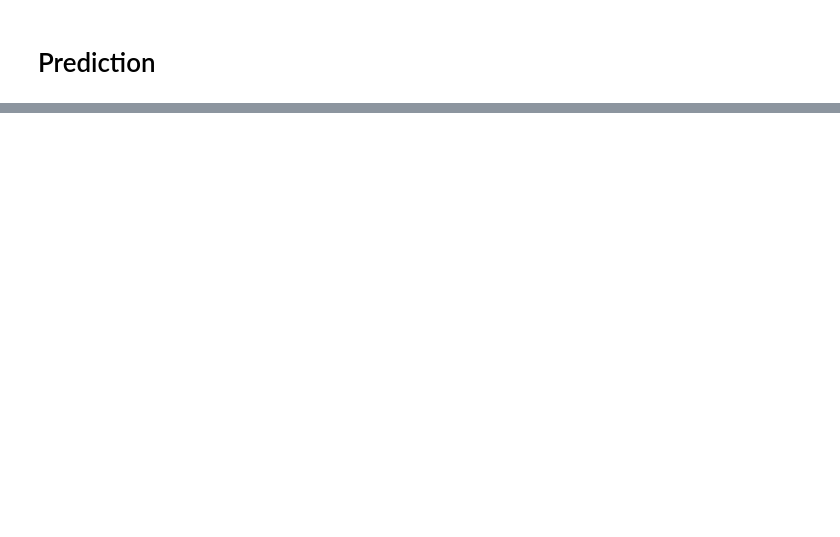
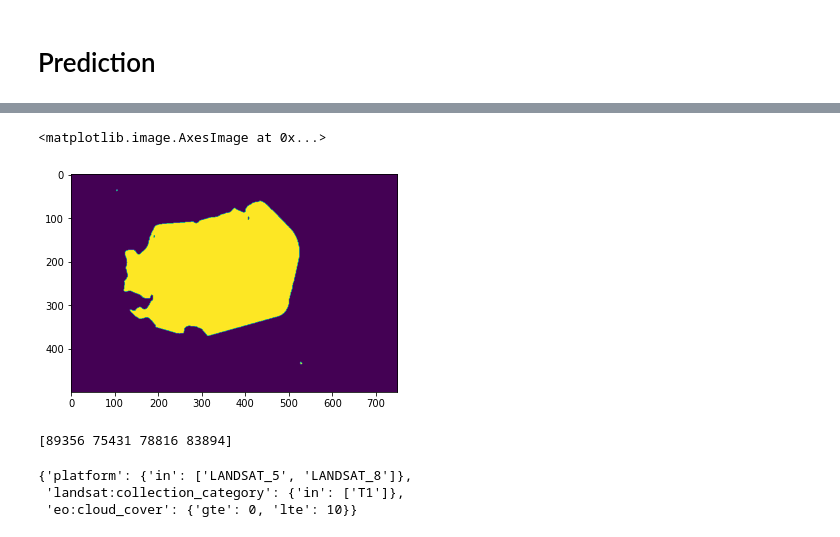
Before and after one commit to oxfordeo/oxeo-water, a Jupyter notebook: notebooks/all-to-stac.ipynb, the cells around one changed output, grey strips where cells are left out. Saved outputs shown, nothing was run; the diff lists cells and outputs as text; code cells hidden in the pictures; blank space fills up the shorter version.

```diff
--- a/notebooks/all-to-stac.ipynb
+++ b/notebooks/all-to-stac.ipynb
@@ -134,0 +161,19 @@ from oxeo.core.constants import BAND_PREDICTOR_ORDER
+# %%
+s2_predictor = DaskSegmentationPredictor(
+    ckpt_path="../data/semseg_epoch_012.ckpt",
+    fs=None,
+    bands=BAND_PREDICTOR_ORDER["sentinel-2"],
+)
+# %%
+preds, aoi = s2_predictor.predict_stac_aoi(
+    constellation="sentinel-2",
+    catalog=ELEMENT84_URL,
+    data_collection="sentinel-s2-l2a-cogs",
+    bbox=bbox,
+    time_interval=s1_s2_time_interval,
+    search_params={"query":{"eo:cloud_cover": {
+                                                              "gte": 0,
+                                                              "lte": 10
+                                                    },}},
+    resolution=10
+)
@@ -134,0 +182,32 @@ from oxeo.core.constants import BAND_PREDICTOR_ORDER
+# %%
+stack = stack_preds(preds)
+revisits, _, target_h, target_w = aoi.shape
+mask = reconstruct_image_from_patches(stack, revisits, target_h, target_w, patch_size=250)
+# %%
+#client =  Client(n_workers=4, threads_per_worker=1, memory_limit="16GB")
+
+mask_out = mask[:4, :, :].compute()
+plt.imshow(mask_out[0])
+# %% [output]
+<matplotlib.image.AxesImage at 0x...>
+[figure, added]
+# %%
+ts = reduce_to_timeseries(mask_out)
+ts_out = ts.compute()
+print(ts_out)
+# %% [output]
+[89356 75431 78816 83894]
+# %%
+LANDSAT_SEARCH_PARAMS["query"]  | {
+                                "platform": {
+                                  "in": ["LANDSAT_5", "LANDSAT_8"]
+                                },
+
+                                "eo:cloud_cover": {
+                                                              "gte": 0,
+                                                              "lte": 10
+                                                    },}
+# %% [output]
+{'platform': {'in': ['LANDSAT_5', 'LANDSAT_8']},
+ 'landsat:collection_category': {'in': ['T1']},
+ 'eo:cloud_cover': {'gte': 0, 'lte': 10}}
```
Also changed, not shown: parts of 27 cells of this notebook, 4 other files.
